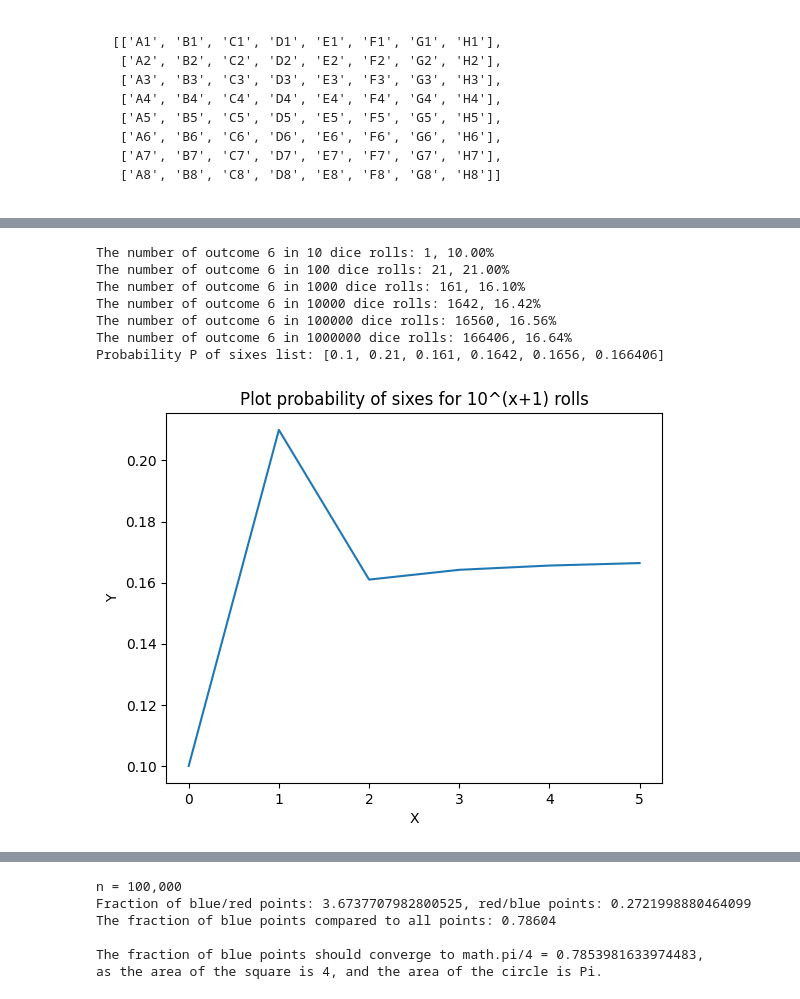
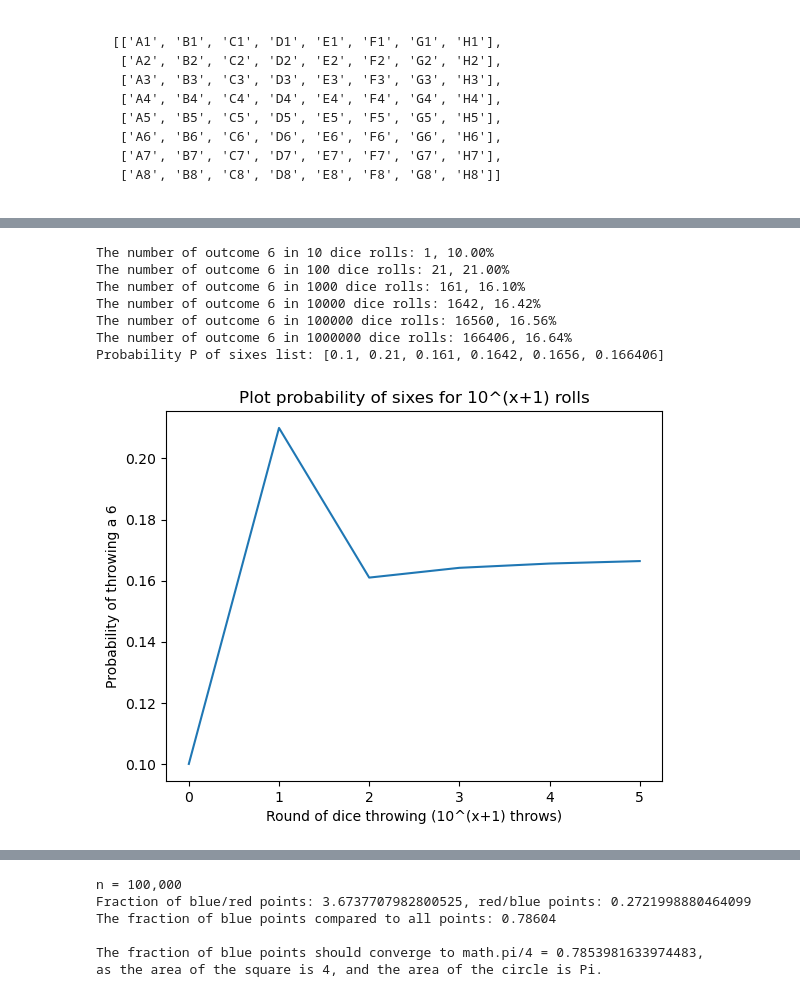
Before and after one commit to Shoresh613/Python-Mikael-Folkesson, a Jupyter notebook: Exercises/04. Lists.ipynb, the cells around one changed output, grey strips where cells are left out. Saved outputs shown, nothing was run; the diff lists cells and outputs as text; code cells hidden in the pictures; folded sections open.

```diff
--- a/Exercises/04. Lists.ipynb
+++ b/Exercises/04. Lists.ipynb
@@ -236,36 +258,36 @@ sixes = []
 random.seed(1)
 
 for i in range(1,7):
     dice_rolls = []
     for roll in range(10**i):
         dice_rolls.append(random.randint(1,6))
     print(f"The number of outcome 6 in {10**i} dice rolls: {dice_rolls.count(6)}, {(dice_rolls.count(6)/10**i):.2%}")
     sixes.append(dice_rolls.count(6)/10**i)
 
 print(f"Probability P of sixes list: {sixes}")
 
 # Create a figure and a subplot
 fig, ax = plt.subplots()
 
 # Plot the data points
 ax.plot(sixes)
 
 # Add labels and titles to the plot
-ax.set_xlabel("X")
-ax.set_ylabel("Y")
+ax.set_xlabel("Round of dice throwing (10^(x+1) throws)")
+ax.set_ylabel("Probability of throwing a 6")
 ax.set_title("Plot probability of sixes for 10^(x+1) rolls")
 
 # Show the plot
 plt.show()
 # %% [output]
 The number of outcome 6 in 10 dice rolls: 1, 10.00%
 The number of outcome 6 in 100 dice rolls: 21, 21.00%
 The number of outcome 6 in 1000 dice rolls: 161, 16.10%
 The number of outcome 6 in 10000 dice rolls: 1642, 16.42%
 The number of outcome 6 in 100000 dice rolls: 16560, 16.56%
 The number of outcome 6 in 1000000 dice rolls: 166406, 16.64%
 Probability P of sixes list: [0.1, 0.21, 0.161, 0.1642, 0.1656, 0.166406]
-[figure, old version]
+[figure, new version]
 # %% [markdown]
 ---
 ## 6. Monte Carlo simulation (**)
```
Also changed, not shown: parts of 6 cells of this notebook.
